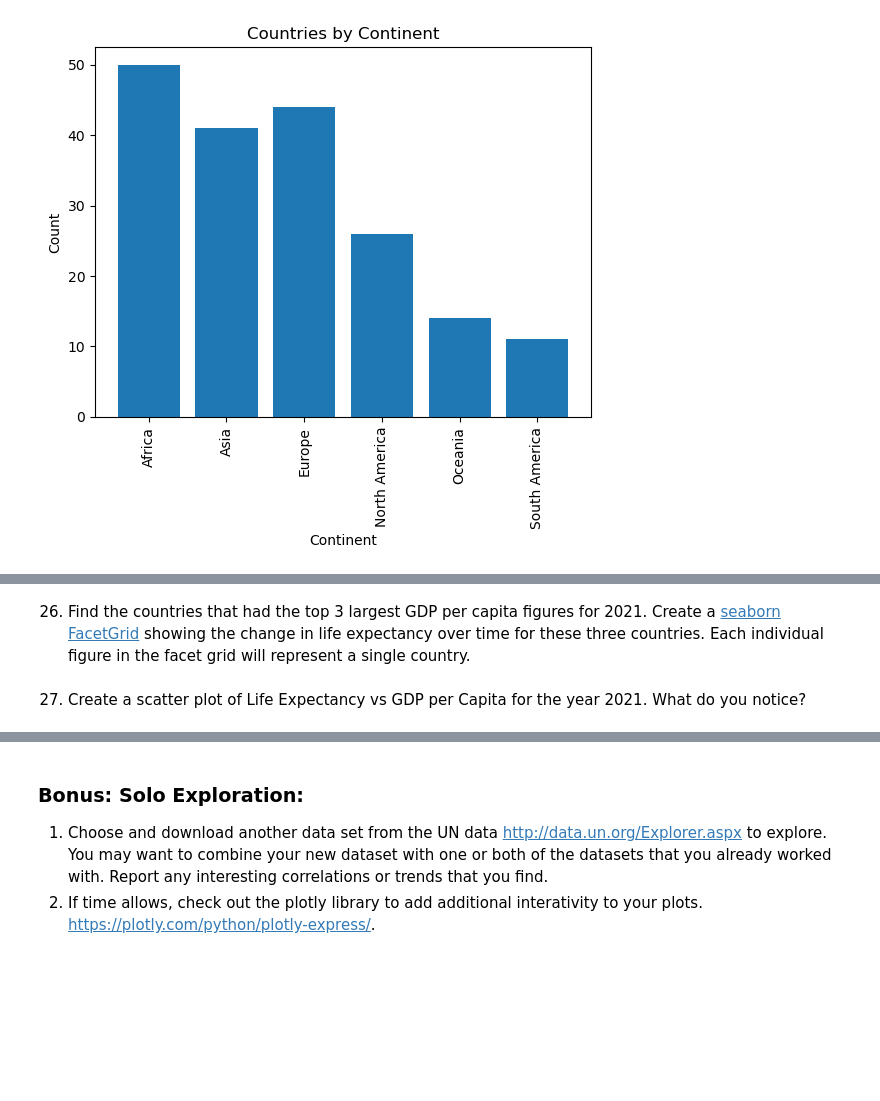
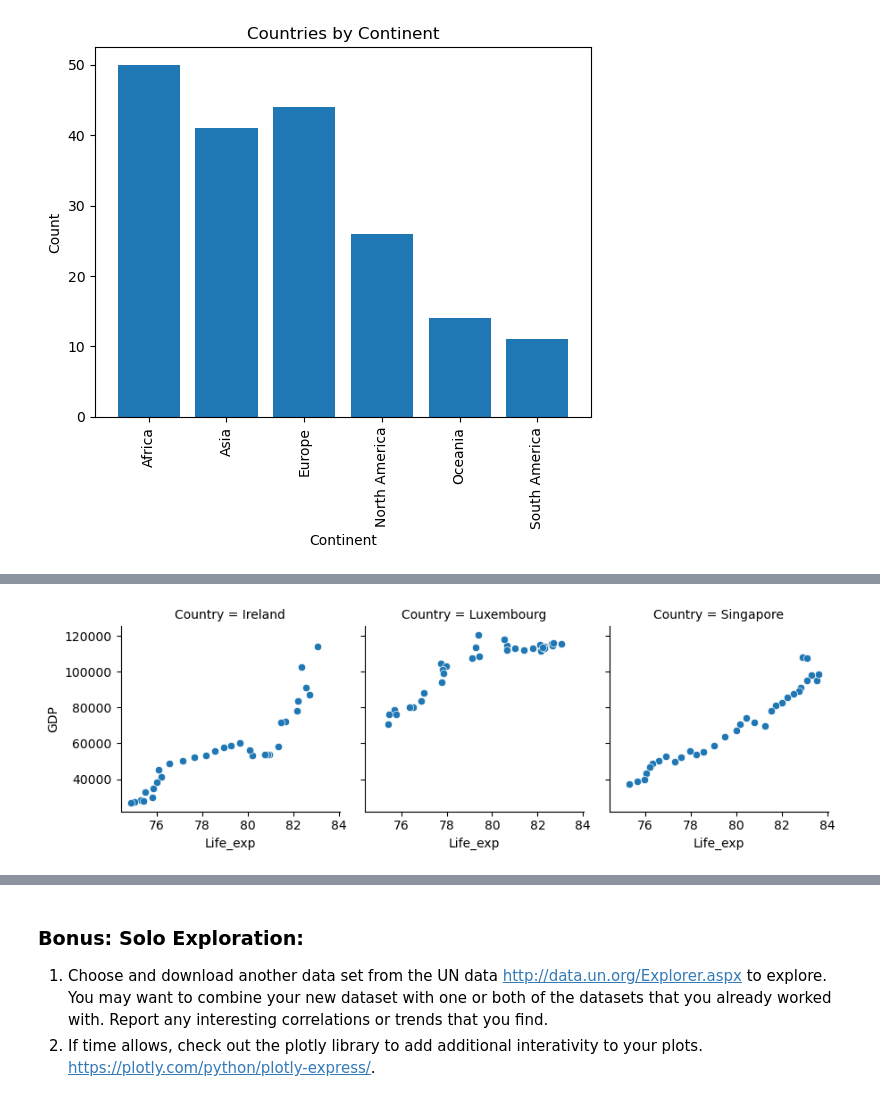
Before and after one commit to nss-data-science-cohort-8/un-exploration-JEFFDAVISJR, a Jupyter notebook: Notebooks/UN_Data_Exploration_Final.ipynb, the cells around one changed output, grey strips where cells are left out. Cells and saved outputs as stored; diff of their text form; code cells hidden in the pictures; blank space fills up the shorter version.

```diff
--- a/Notebooks/UN_Data_Exploration_Final.ipynb
+++ b/Notebooks/UN_Data_Exploration_Final.ipynb
@@ -214,2 +201,0 @@ count_of_eighty.shape
-# %% [markdown]
-26. Find the countries that had the top 3 largest GDP per capita figures for 2021. Create a [seaborn FacetGrid](https://seaborn.pydata.org/generated/seaborn.FacetGrid.html) showing the change in life expectancy over time for these three countries. Each individual figure in the facet grid will represent a single country.
@@ -226,3 +202,9 @@ a.add_legend();
-# %% [markdown]
-27. Create a scatter plot of Life Expectancy vs GDP per Capita for the year 2021. What do you notice?
+# %%
+top_three = gdp_le_2021.nlargest(3,'GDP')['Country'].head().to_list()
+gdp_top_three = gdp_le[gdp_le['Country'].isin(top_three)]
+a = sns.FacetGrid(gdp_top_three, col = 'Country')
+a.map(sns.scatterplot,'Life_exp','GDP')
+a.add_legend();
+# %% [output]
+[figure, added]
 # %%
```
Also changed, not shown: parts of 28 cells of this notebook.
